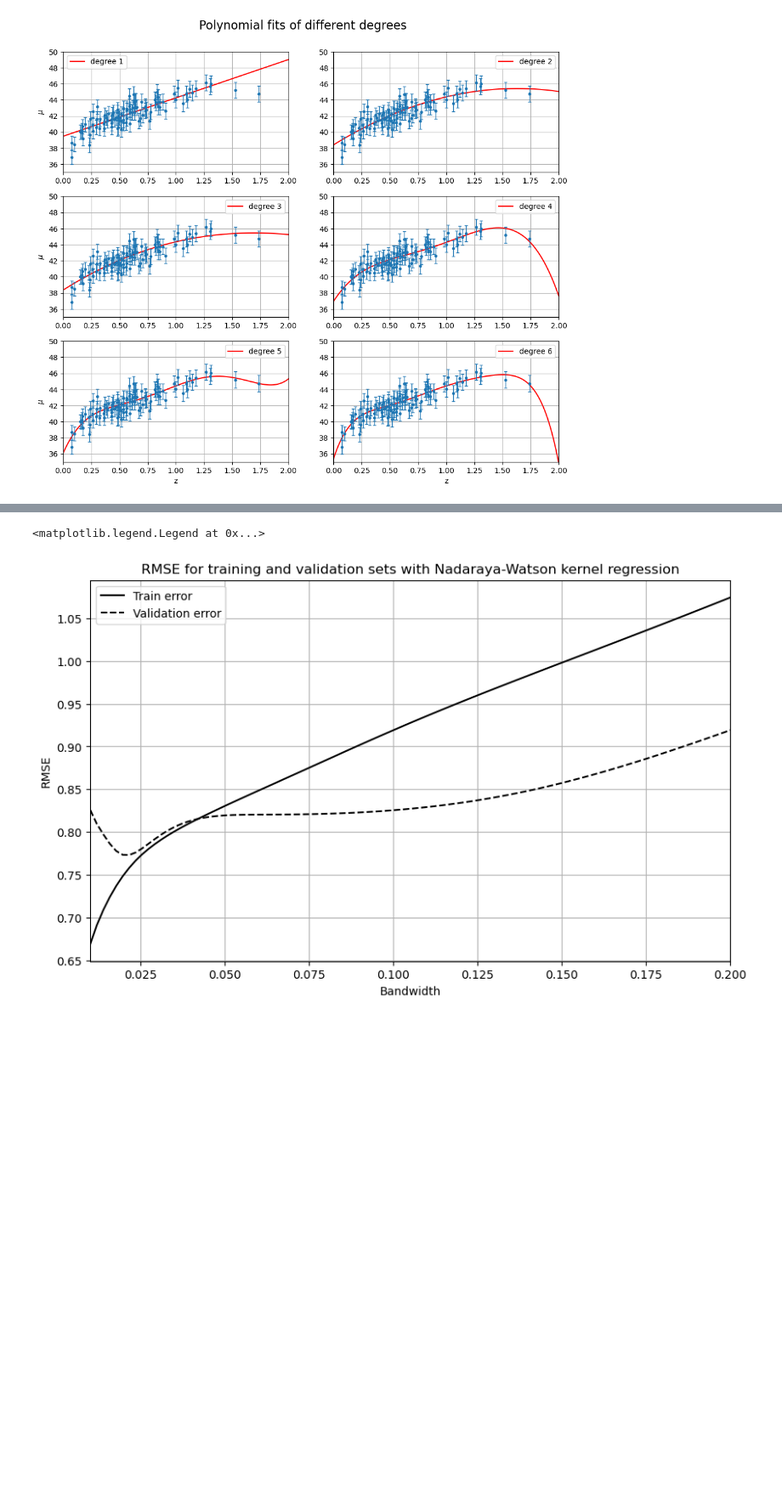
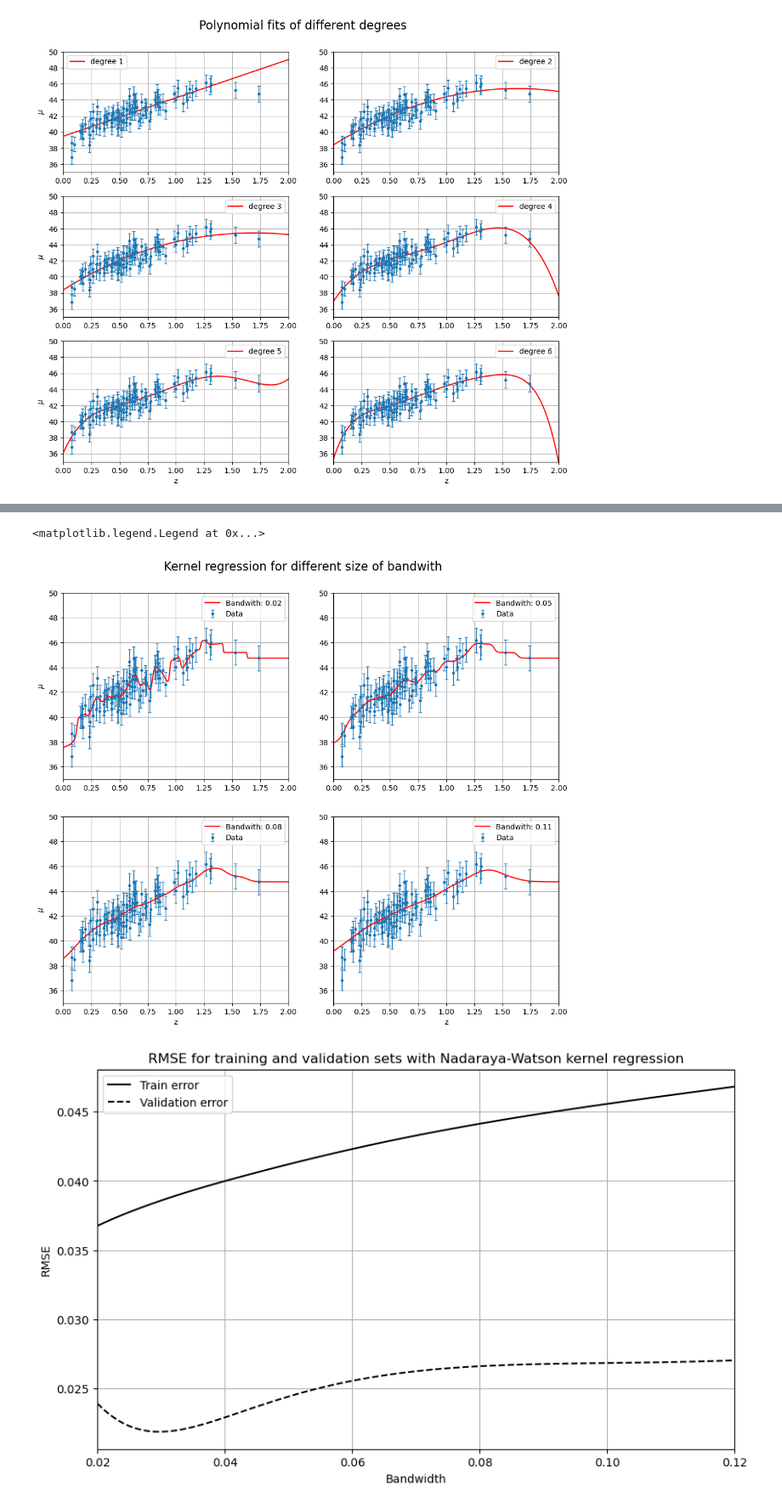
Before and after one commit to NiccoManto01/ilovegit, a Jupyter notebook: Lezioni/Lezione_17/supernov.ipynb, the cells around one changed output, grey strips where cells are left out. Shown at 85% size. Drawn from its saved outputs; the diff is of its cells as text; code cells hidden in the pictures; blank space fills up the shorter version.

```diff
--- a/Lezioni/Lezione_17/supernov.ipynb
+++ b/Lezioni/Lezione_17/supernov.ipynb
@@ -289,40 +277,81 @@ ax7.set_xlim(1, 6)
 # %%
 from astroML.linear_model import NadarayaWatson
 
 
 # Ensure your input data is properly formatted
 z_sample = z_sample.reshape(-1, 1)  # Make sure it's 2D
-mu_sample = mu_sample.ravel()        # Make sure it's 1D
-dmu = dmu.ravel()                   # Make sure it's 1D
 
-z_train, z_val, mu_train, mu_val, dmu_train, dmu_val = train_test_split(z_sample, mu_sample, dmu,train_size=train_ratio)
 
-bwrange = np.linspace(0.01, 0.2, 100)
+
+bwrange = [0.02, 0.05, 0.08, 0.11]  # Number of basis functions from 1 to 6
+fig9, ax9 = plt.subplots(2,2, figsize=(12, 10))
+# Reshape for BasisFunctionRegression
+# Fit Gaussian basis functions
+for i,bw in enumerate(bwrange):
+    kernel_model = NadarayaWatson(kernel='gaussian')
+    kernel_model.h = bw  # Set bandwidth directly
+    kernel_model.fit(z_sample, mu_sample)
+    mu_pred = kernel_model.predict(z_fit[:, None])  # Predict on the grid
+    ax9[i//2, i%2].errorbar(z_sample, mu_sample, dmu, fmt='.', lw=1, capsize=2, label='Data')
+    ax9[i//2, i%2].plot(z_fit, mu_pred, label=f'Bandwith: {bw}', color='red')
+    ax9[i//2, i%2].legend()
+    ax9[i//2, i%2].set_xlim(0, 2)
+    ax9[i//2, i%2].set_ylim(35, 50)
+    ax9[i//2, i%2].grid()
+
+ax9[0, 0].set_ylabel(rf"$\mu$")
+ax9[1, 0].set_ylabel(rf"$\mu$")
+
+ax9[1, 0].set_xlabel("z")
+ax9[1, 1].set_xlabel("z")
+fig9.suptitle("Kernel regression for different size of bandwith", fontsize=16,y=0.94)
+
+
+#z_train, z_val, mu_train, mu_val, dmu_train, dmu_val = train_test_split(z_sample, mu_sample, dmu,train_size=train_ratio)
+
+z_sample_reord = np.array(z_sample[new_order])
+
+
+#Separate the data into k folds
+
+z_folds = np.array_split(z_sample_reord, K)
+
+bwrange = np.linspace(0.02, 0.12, 100)
 kr_train_error = np.zeros(len(bwrange))
 kr_val_error = np.zeros(len(bwrange))
 
-for i, bw in enumerate(bwrange):
-
+for i,bw in enumerate(bwrange):
     kernel_model = NadarayaWatson(kernel='gaussian')
     kernel_model.h = bw  # Set bandwidth directly
 
-    kernel_model.fit(z_train, mu_train)
+    for k in range(K):
+        #Separate the data into k folds, changing training and validation sets each time
+        z_val = z_folds[k]
+        mu_val = mu_folds[k]
+        dmu_val = dmu_folds[k]
+        z_train = np.concatenate([z_folds[i] for i in range(K) if i != k])
+        mu_train = np.concatenate([mu_folds[i] for i in range(K) if i != k])
+        dmu_train = np.concatenate([dmu_folds[i] for i in range(K) if i != k])
 
-    kernel_train = kernel_model.predict(z_train)
-    kernel_val = kernel_model.predict(z_val)
-
-    kr_train_error[i] = np.sqrt(np.mean((kernel_train - mu_train)**2))
-    kr_val_error[i] = np.sqrt(np.mean((kernel_val - mu_val)**2))
+        #Fit the model
+        kernel_model.fit(z_train, mu_train)
+        kr_predict_train = kernel_model.predict(z_train)
+        kr_predict_val = kernel_model.predict(z_val)
+        kr_train_error[i] = np.sqrt(np.mean((kr_predict_train - mu_train)**2))
+        kr_val_error[i] = np.sqrt(np.mean((kr_predict_val - mu_val)**2))
+    kr_train_error[i] /= K
+    kr_val_error[i] /= K
 
 fig8, ax8 = plt.subplots(figsize=(10, 6))
 ax8.plot(bwrange, kr_train_error, '-k', label='Train error')
 ax8.plot(bwrange, kr_val_error, '--k', label='Validation error')
 ax8.set_xlabel("Bandwidth")
 ax8.set_ylabel("RMSE")
 ax8.set_title("RMSE for training and validation sets with Nadaraya-Watson kernel regression")
 ax8.grid()
-ax8.set_xlim(0.01, 0.2)
+ax8.set_xlim(0.02, 0.12)
 ax8.legend()
 # %% [output]
 <matplotlib.legend.Legend at 0x...>
-[figure, old version]
+[figure, new version]
+[figure, added]
```
Also changed, not shown: parts of 6 cells of this notebook, 3 other files.
